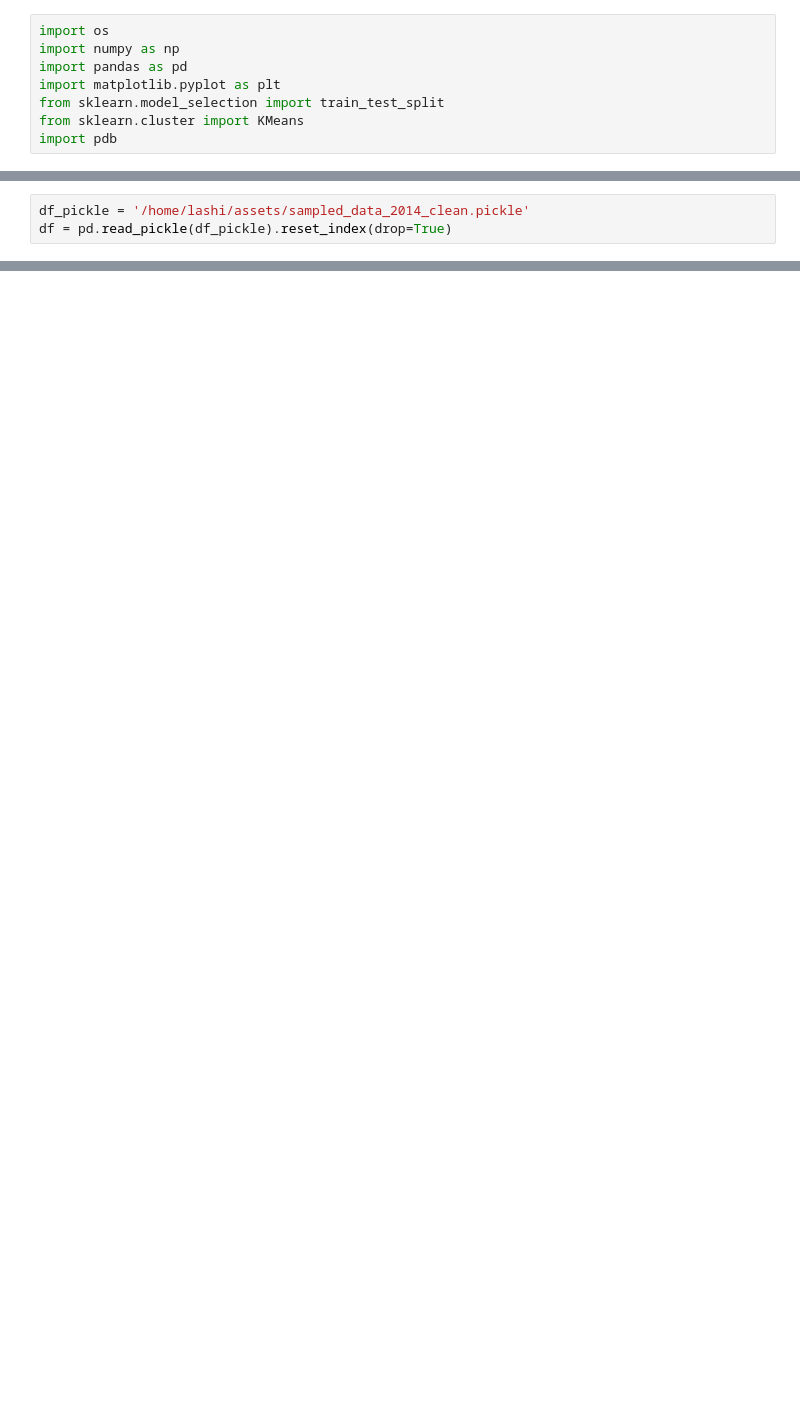
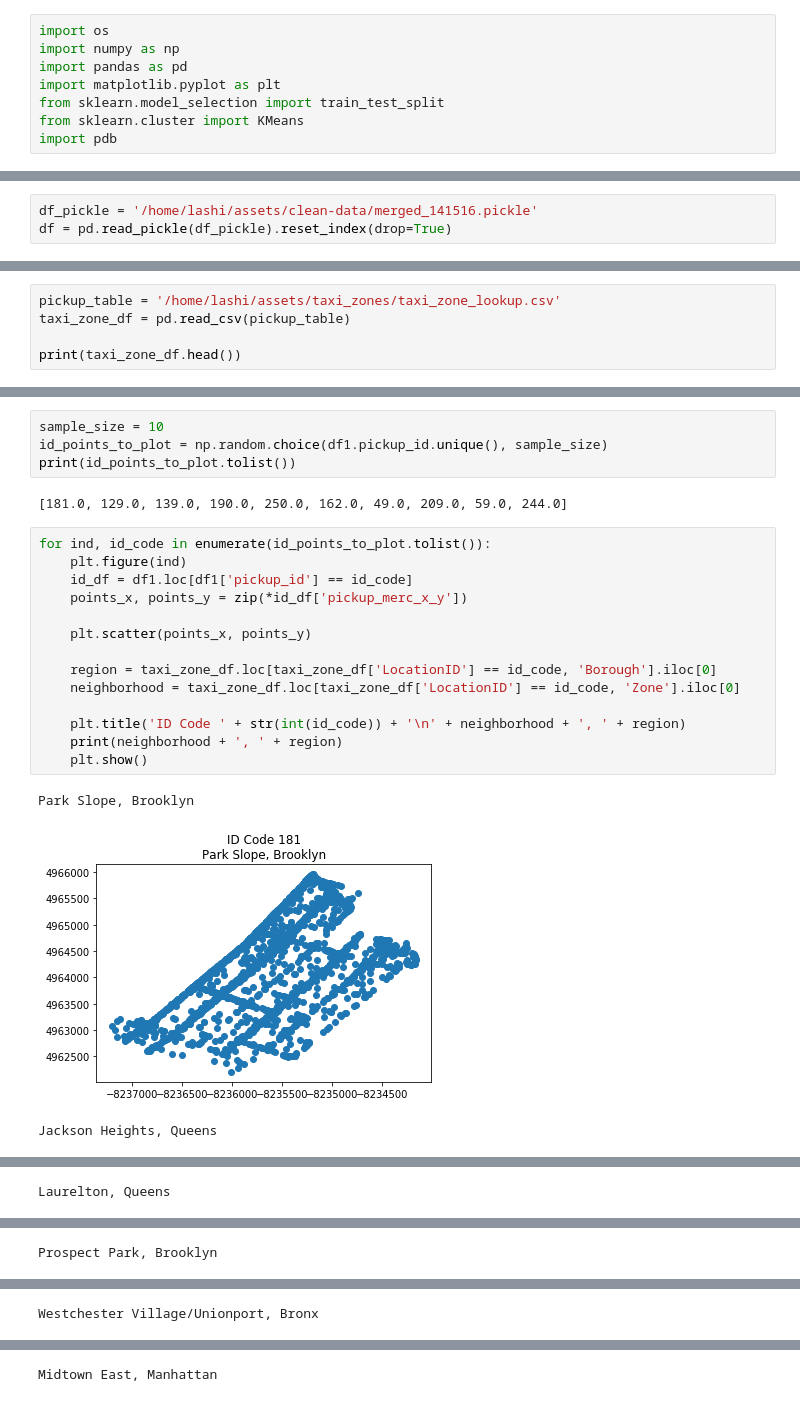
Before and after one commit to leobxpan/taxi-prediction, a Jupyter notebook: location_k_means.ipynb, the cells around one changed output, grey strips where cells are left out. Saved outputs shown, nothing was run; the diff lists cells and outputs as text; blank space fills up the shorter version.

```diff
--- a/location_k_means.ipynb
+++ b/location_k_means.ipynb
@@ -9,3 +11,3 @@ import pdb
 # %%
-df_pickle = '/home/lashi/assets/sampled_data_2014_clean.pickle'
+df_pickle = '/home/lashi/assets/clean-data/merged_141516.pickle'
 df = pd.read_pickle(df_pickle).reset_index(drop=True)
@@ -11,0 +19,5 @@ df = pd.read_pickle(df_pickle).reset_index(drop=True)
+# %%
+pickup_table = '/home/lashi/assets/taxi_zones/taxi_zone_lookup.csv'
+taxi_zone_df = pd.read_csv(pickup_table)
+
+print(taxi_zone_df.head())
@@ -33,0 +35,24 @@ test = df.loc[df['pickup_id'] == 2]
+# %%
+sample_size = 10
+id_points_to_plot = np.random.choice(df1.pickup_id.unique(), sample_size)
+print(id_points_to_plot.tolist())
+# %% [output]
+[181.0, 129.0, 139.0, 190.0, 250.0, 162.0, 49.0, 209.0, 59.0, 244.0]
+# %%
+for ind, id_code in enumerate(id_points_to_plot.tolist()):
+    plt.figure(ind)
+    id_df = df1.loc[df1['pickup_id'] == id_code]
+    points_x, points_y = zip(*id_df['pickup_merc_x_y'])
+
+    plt.scatter(points_x, points_y)
+
+    region = taxi_zone_df.loc[taxi_zone_df['LocationID'] == id_code, 'Borough'].iloc[0]
+    neighborhood = taxi_zone_df.loc[taxi_zone_df['LocationID'] == id_code, 'Zone'].iloc[0]
+
+    plt.title('ID Code ' + str(int(id_code)) + '\n' + neighborhood + ', ' + region)
+    print(neighborhood + ', ' + region)
+    plt.show()
+# %% [output]
+Park Slope, Brooklyn
+[figure, added]
+Jackson Heights, Queens
@@ -33,0 +60 @@ test = df.loc[df['pickup_id'] == 2]
+Laurelton, Queens
@@ -33,0 +62 @@ test = df.loc[df['pickup_id'] == 2]
+Prospect Park, Brooklyn
@@ -33,0 +64 @@ test = df.loc[df['pickup_id'] == 2]
+Westchester Village/Unionport, Bronx
@@ -33,0 +66 @@ test = df.loc[df['pickup_id'] == 2]
+Midtown East, Manhattan
```
Also changed, not shown: parts of 13 cells of this notebook, 3 other files.
